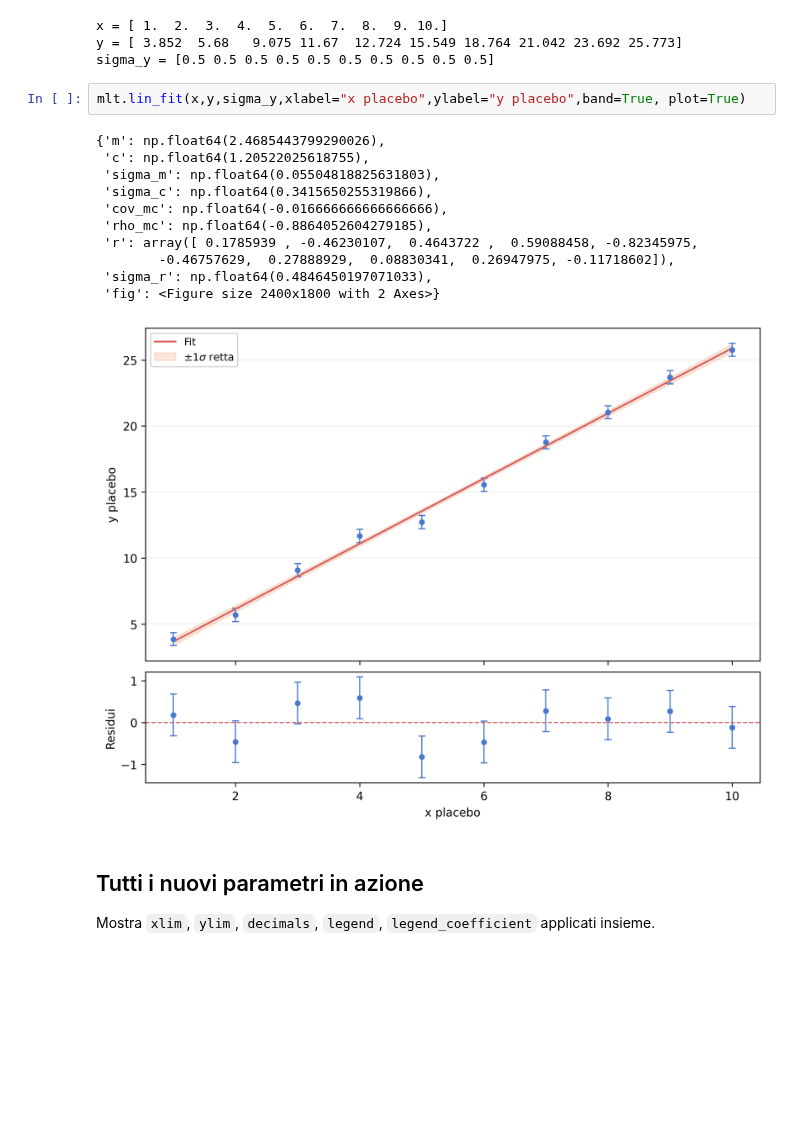
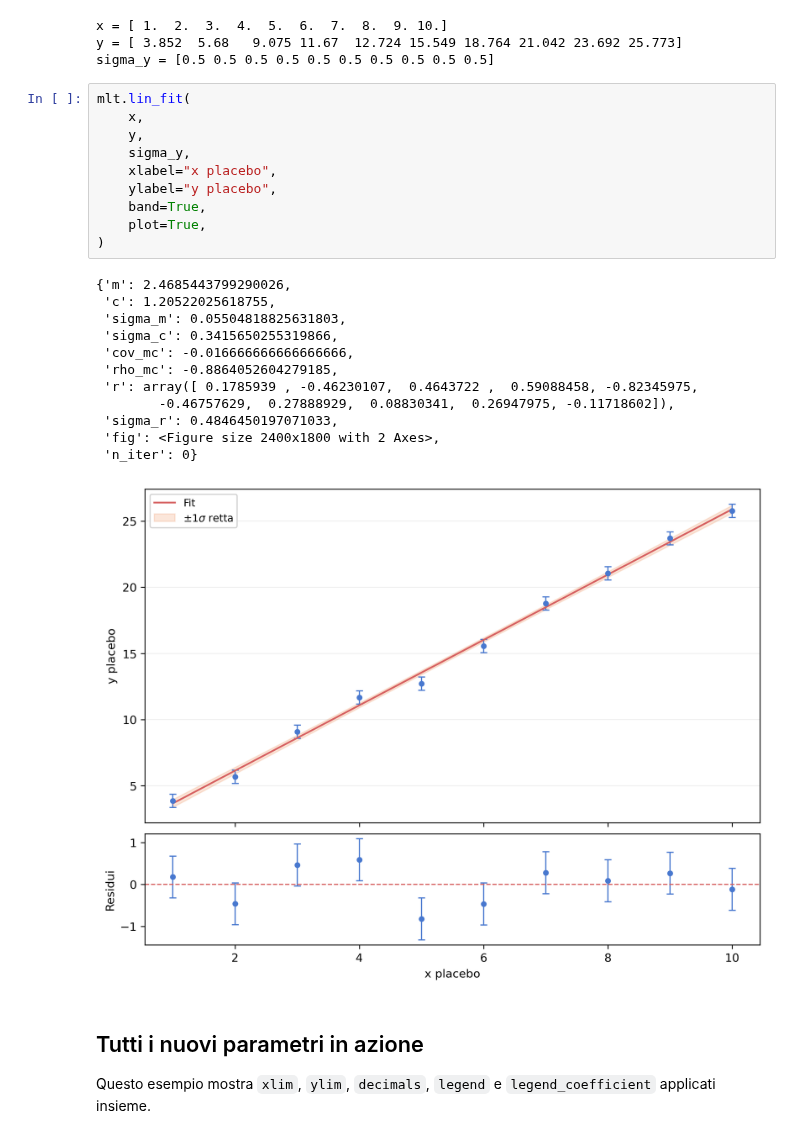
Before and after one commit to giancarmine-sparso/mespy, a Jupyter notebook: notebooks/test_fit_utils.ipynb, the cells around one changed output. Drawn from its saved outputs; the diff is of its cells as text; blank space fills up the shorter version.

```diff
--- a/notebooks/test_fit_utils.ipynb
+++ b/notebooks/test_fit_utils.ipynb
@@ -24,22 +25,31 @@ x = [ 1.  2.  3.  4.  5.  6.  7.  8.  9. 10.]
 y = [ 3.852  5.68   9.075 11.67  12.724 15.549 18.764 21.042 23.692 25.773]
 sigma_y = [0.5 0.5 0.5 0.5 0.5 0.5 0.5 0.5 0.5 0.5]
 # %%
-mlt.lin_fit(x,y,sigma_y,xlabel="x placebo",ylabel="y placebo",band=True, plot=True)
+mlt.lin_fit(
+    x,
+    y,
+    sigma_y,
+    xlabel="x placebo",
+    ylabel="y placebo",
+    band=True,
+    plot=True,
+)
 # %% [output]
-{'m': np.float64(2.4685443799290026),
- 'c': np.float64(1.20522025618755),
- 'sigma_m': np.float64(0.05504818825631803),
- 'sigma_c': np.float64(0.3415650255319866),
- 'cov_mc': np.float64(-0.016666666666666666),
- 'rho_mc': np.float64(-0.8864052604279185),
+{'m': 2.4685443799290026,
+ 'c': 1.20522025618755,
+ 'sigma_m': 0.05504818825631803,
+ 'sigma_c': 0.3415650255319866,
+ 'cov_mc': -0.016666666666666666,
+ 'rho_mc': -0.8864052604279185,
  'r': array([ 0.1785939 , -0.46230107,  0.4643722 ,  0.59088458, -0.82345975,
         -0.46757629,  0.27888929,  0.08830341,  0.26947975, -0.11718602]),
- 'sigma_r': np.float64(0.4846450197071033),
- 'fig': <Figure size 2400x1800 with 2 Axes>}
+ 'sigma_r': 0.4846450197071033,
+ 'fig': <Figure size 2400x1800 with 2 Axes>,
+ 'n_iter': 0}
-[figure, old version]
+[figure, new version]
 # %% [markdown]
 ## Tutti i nuovi parametri in azione
 
-Mostra `xlim`, `ylim`, `decimals`, `legend`, `legend_coefficient` applicati insieme.
+Questo esempio mostra `xlim`, `ylim`, `decimals`, `legend` e `legend_coefficient` applicati insieme.
 # %%
 mlt.lin_fit(
```
Also changed, not shown: parts of 8 cells of this notebook, 8 other files.
